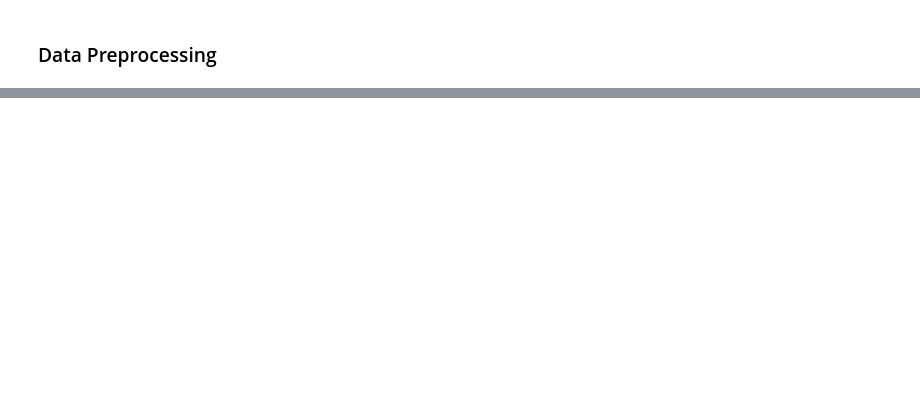
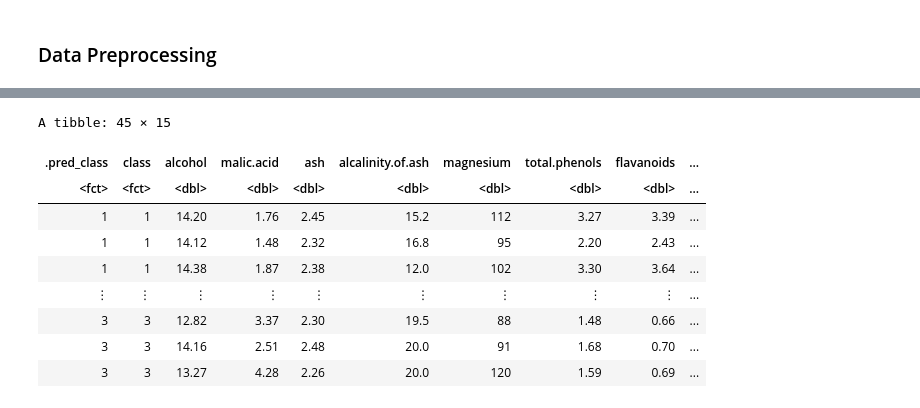
Before and after one commit to a-nguyen-1/DSCI100Project-Group117, a Jupyter notebook: group_project_report.ipynb, the cells around one changed output, grey strips where cells are left out. Cells and saved outputs as stored; diff of their text form; code cells hidden in the pictures; blank space fills up the shorter version.

```diff
--- a/group_project_report.ipynb
+++ b/group_project_report.ipynb
@@ -505,0 +520,15 @@ ups_recipe <- recipe(class ~., data = scaled_)
+# %%
+wine_recipe <- recipe(class ~ alcohol + malic.acid + proline + magnesium + flavanoids + nonfalvanoid.phenols, data = original_wine_data)|>
+                step_scale(all_predictors()) |>
+                step_center(all_predictors())
+# %%
+knn_spec <- nearest_neighbor(weight_func = "rectangular", neighbors = 3) |>
+  set_engine("kknn") |>
+  set_mode("classification")
+
+knn_fit <- workflow() |>
+  add_recipe(wine_recipe) |>
+  add_model(knn_spec) |>
+  fit(data = wine_training)
+
+knn_fit
@@ -505,0 +555,16 @@ ups_recipe <- recipe(class ~., data = scaled_)
+# %%
+wine_test_predictions <- predict(knn_fit, wine_testing) |>
+    bind_cols(wine_testing)
+
+wine_test_predictions
+# %% [output]
+A tibble: 45 × 15
+| .pred_class | class | alcohol | malic.acid | ash | alcalinity.of.ash | magnesium | total.phenols | flavanoids | ... |
+| <fct> | <fct> | <dbl> | <dbl> | <dbl> | <dbl> | <dbl> | <dbl> | <dbl> | ... |
+| 1 | 1 | 14.20 | 1.76 | 2.45 | 15.2 | 112 | 3.27 | 3.39 | ... |
+| 1 | 1 | 14.12 | 1.48 | 2.32 | 16.8 | 95 | 2.20 | 2.43 | ... |
+| 1 | 1 | 14.38 | 1.87 | 2.38 | 12.0 | 102 | 3.30 | 3.64 | ... |
+| ⋮ | ⋮ | ⋮ | ⋮ | ⋮ | ⋮ | ⋮ | ⋮ | ⋮ | ... |
+| 3 | 3 | 12.82 | 3.37 | 2.30 | 19.5 | 88 | 1.48 | 0.66 | ... |
+| 3 | 3 | 14.16 | 2.51 | 2.48 | 20.0 | 91 | 1.68 | 0.70 | ... |
+| 3 | 3 | 13.27 | 4.28 | 2.26 | 20.0 | 120 | 1.59 | 0.69 | ... |
```
Also changed, not shown: parts of 56 cells of this notebook.
